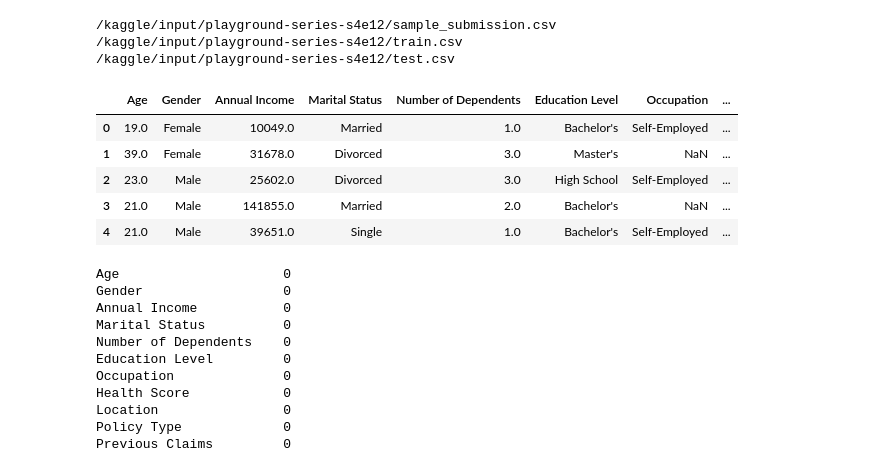
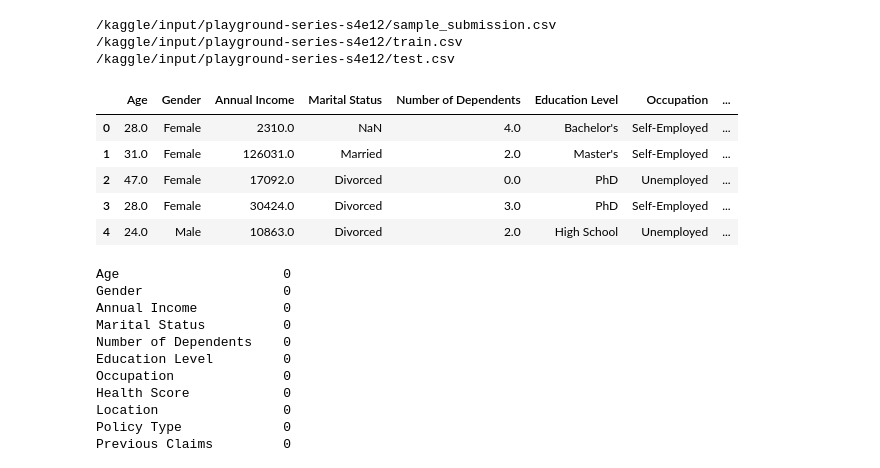
Before and after one commit to NoahHaag/Kaggle, a Jupyter notebook: insurance-data-regression-premium-amount.ipynb, the cells around one changed output. Drawn from its saved outputs; the diff is of its cells as text; code cells hidden in the pictures.

```diff
--- a/insurance-data-regression-premium-amount.ipynb
+++ b/insurance-data-regression-premium-amount.ipynb
@@ -27,14 +27,14 @@ train=pd.read_csv('/kaggle/input/playground-series-s4e12/train.csv').drop(column
 test=pd.read_csv('/kaggle/input/playground-series-s4e12/test.csv').drop(columns='id')
 test_id=pd.read_csv('/kaggle/input/playground-series-s4e12/test.csv')['id']
 # %%
-train.head()
+test.head()
 # %% [output]
 |  | Age | Gender | Annual Income | Marital Status | Number of Dependents | Education Level | Occupation | ... |
-| 0 | 19.0 | Female | 10049.0 | Married | 1.0 | Bachelor's | Self-Employed | ... |
-| 1 | 39.0 | Female | 31678.0 | Divorced | 3.0 | Master's | NaN | ... |
-| 2 | 23.0 | Male | 25602.0 | Divorced | 3.0 | High School | Self-Employed | ... |
-| 3 | 21.0 | Male | 141855.0 | Married | 2.0 | Bachelor's | NaN | ... |
-| 4 | 21.0 | Male | 39651.0 | Single | 1.0 | Bachelor's | Self-Employed | ... |
+| 0 | 28.0 | Female | 2310.0 | NaN | 4.0 | Bachelor's | Self-Employed | ... |
+| 1 | 31.0 | Female | 126031.0 | Married | 2.0 | Master's | Self-Employed | ... |
+| 2 | 47.0 | Female | 17092.0 | Divorced | 0.0 | PhD | Unemployed | ... |
+| 3 | 28.0 | Female | 30424.0 | Divorced | 3.0 | PhD | Self-Employed | ... |
+| 4 | 24.0 | Male | 10863.0 | Divorced | 2.0 | High School | Unemployed | ... |
 # %%
 import warnings
 warnings.filterwarnings("ignore", category=FutureWarning)
```
Also changed, not shown: parts of 7 cells of this notebook.
